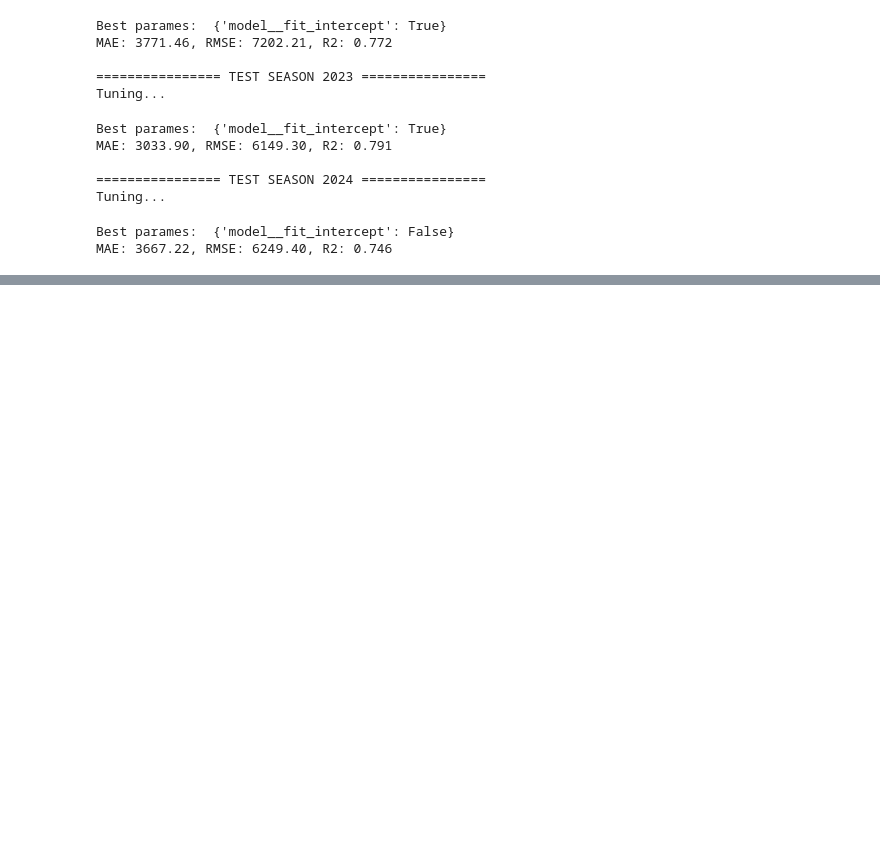
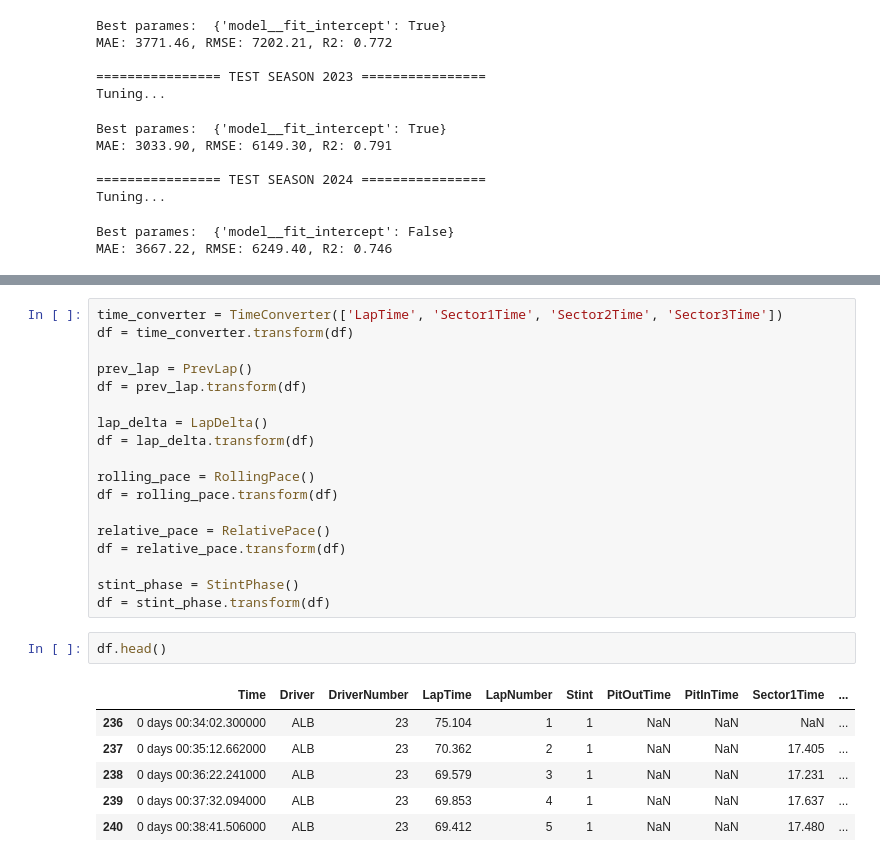
Before and after one commit to Ognjeniii/f1-predictions, a Jupyter notebook: Model3.ipynb, the cells around one changed output, grey strips where cells are left out. Drawn from its saved outputs; the diff is of its cells as text; blank space fills up the shorter version.

```diff
--- a/Model3.ipynb
+++ b/Model3.ipynb
@@ -840,0 +857,27 @@ MAE: 3667.22, RMSE: 6249.40, R2: 0.746
+# %%
+time_converter = TimeConverter(['LapTime', 'Sector1Time', 'Sector2Time', 'Sector3Time'])
+df = time_converter.transform(df)
+
+prev_lap = PrevLap()
+df = prev_lap.transform(df)
+
+lap_delta = LapDelta()
+df = lap_delta.transform(df)
+
+rolling_pace = RollingPace()
+df = rolling_pace.transform(df)
+
+relative_pace = RelativePace()
+df = relative_pace.transform(df)
+
+stint_phase = StintPhase()
+df = stint_phase.transform(df)
+# %%
+df.head()
+# %% [output]
+|  | Time | Driver | DriverNumber | LapTime | LapNumber | Stint | PitOutTime | PitInTime | Sector1Time | ... |
+| 236 | 0 days 00:34:02.300000 | ALB | 23 | 75.104 | 1 | 1 | NaN | NaN | NaN | ... |
+| 237 | 0 days 00:35:12.662000 | ALB | 23 | 70.362 | 2 | 1 | NaN | NaN | 17.405 | ... |
+| 238 | 0 days 00:36:22.241000 | ALB | 23 | 69.579 | 3 | 1 | NaN | NaN | 17.231 | ... |
+| 239 | 0 days 00:37:32.094000 | ALB | 23 | 69.853 | 4 | 1 | NaN | NaN | 17.637 | ... |
+| 240 | 0 days 00:38:41.506000 | ALB | 23 | 69.412 | 5 | 1 | NaN | NaN | 17.480 | ... |
```
Also changed, not shown: parts of 11 cells of this notebook, 2 other files.
